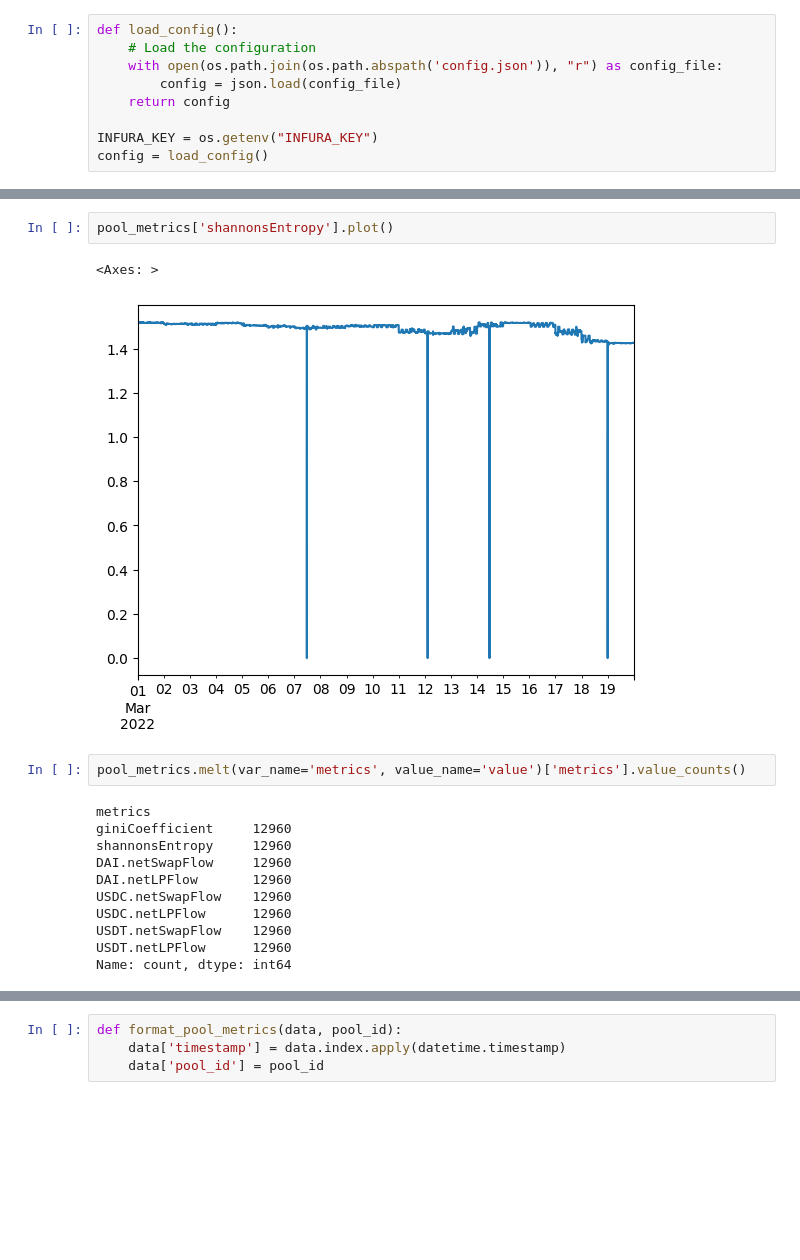
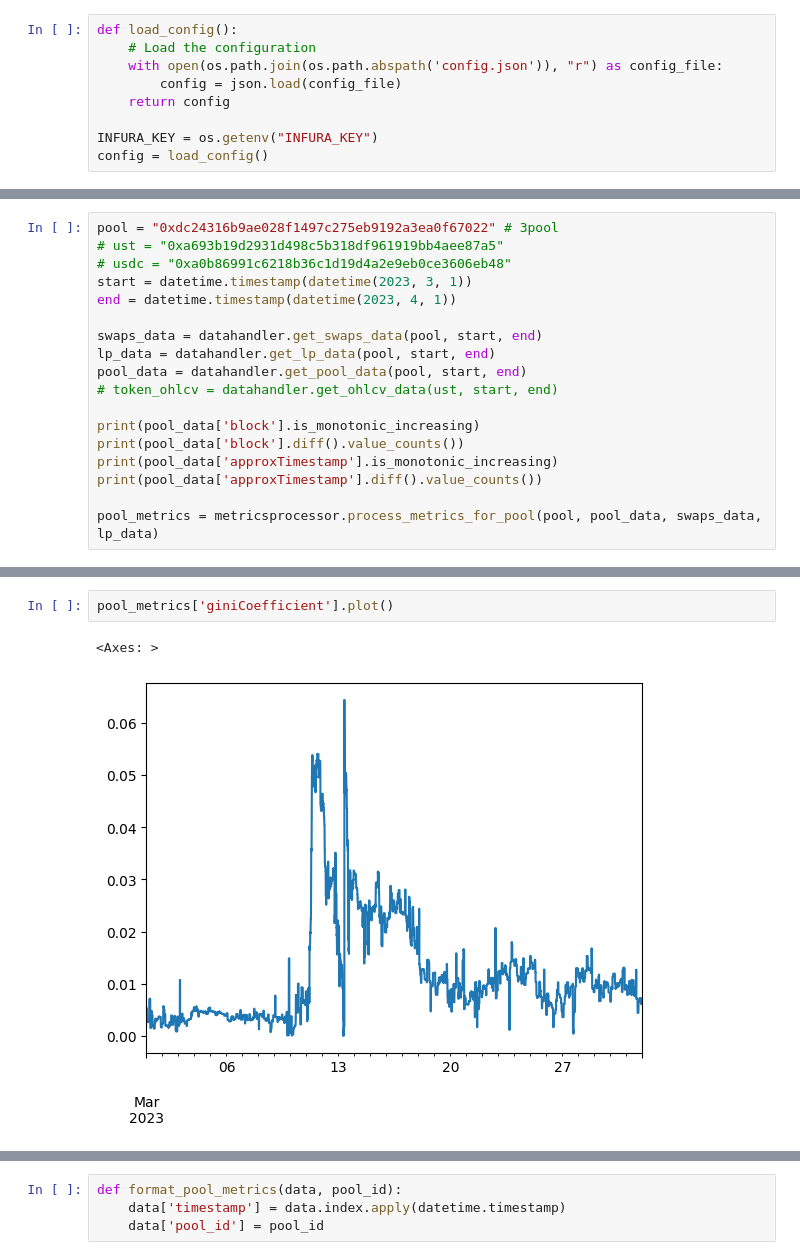
Before and after one commit to xenophonlabs/curve-lp-metrics, a Jupyter notebook: explore.ipynb, the cells around one changed output, grey strips where cells are left out. Cells and saved outputs as stored; diff of their text form; blank space fills up the shorter version.

```diff
--- a/explore.ipynb
+++ b/explore.ipynb
@@ -100,0 +34,18 @@ ax.stackplot(new_data.index, col1, col2, col3)
+# %%
+pool = "0xdc24316b9ae028f1497c275eb9192a3ea0f67022" # 3pool
+# ust = "0xa693b19d2931d498c5b318df961919bb4aee87a5"
+# usdc = "0xa0b86991c6218b36c1d19d4a2e9eb0ce3606eb48"
+start = datetime.timestamp(datetime(2023, 3, 1))
+end = datetime.timestamp(datetime(2023, 4, 1))
+
+swaps_data = datahandler.get_swaps_data(pool, start, end)
+lp_data = datahandler.get_lp_data(pool, start, end)
+pool_data = datahandler.get_pool_data(pool, start, end)
+# token_ohlcv = datahandler.get_ohlcv_data(ust, start, end)
+
+print(pool_data['block'].is_monotonic_increasing)
+print(pool_data['block'].diff().value_counts())
+print(pool_data['approxTimestamp'].is_monotonic_increasing)
+print(pool_data['approxTimestamp'].diff().value_counts())
+
+pool_metrics = metricsprocessor.process_metrics_for_pool(pool, pool_data, swaps_data, lp_data)
@@ -101,18 +62,5 @@ ax.stackplot(new_data.index, col1, col2, col3)
 # %%
-pool_metrics['shannonsEntropy'].plot()
+pool_metrics['giniCoefficient'].plot()
 # %% [output]
 <Axes: >
-[figure, old version]
+[figure, new version]
-# %%
-pool_metrics.melt(var_name='metrics', value_name='value')['metrics'].value_counts()
-# %% [output]
-metrics
-giniCoefficient     12960
-shannonsEntropy     12960
-DAI.netSwapFlow     12960
-DAI.netLPFlow       12960
-USDC.netSwapFlow    12960
-USDC.netLPFlow      12960
-USDT.netSwapFlow    12960
-USDT.netLPFlow      12960
-Name: count, dtype: int64
```
Also changed, not shown: parts of 15 cells of this notebook, 6 other files.
